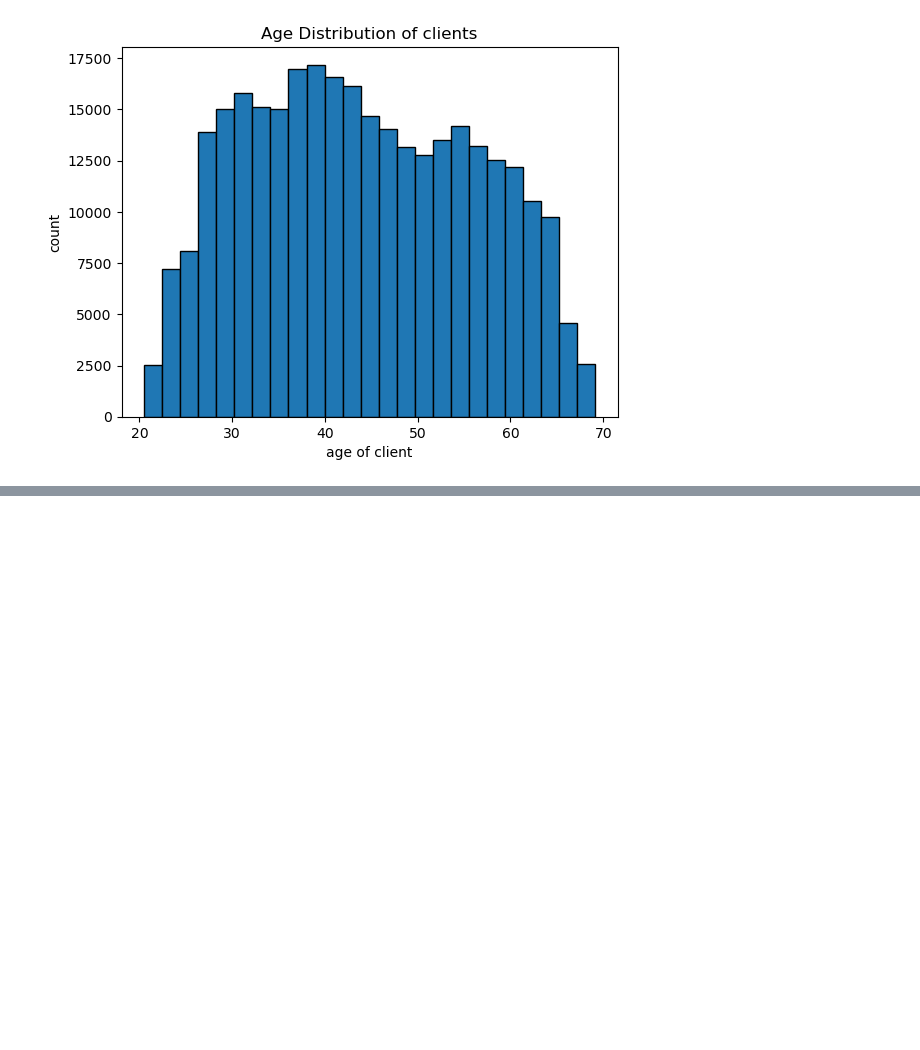
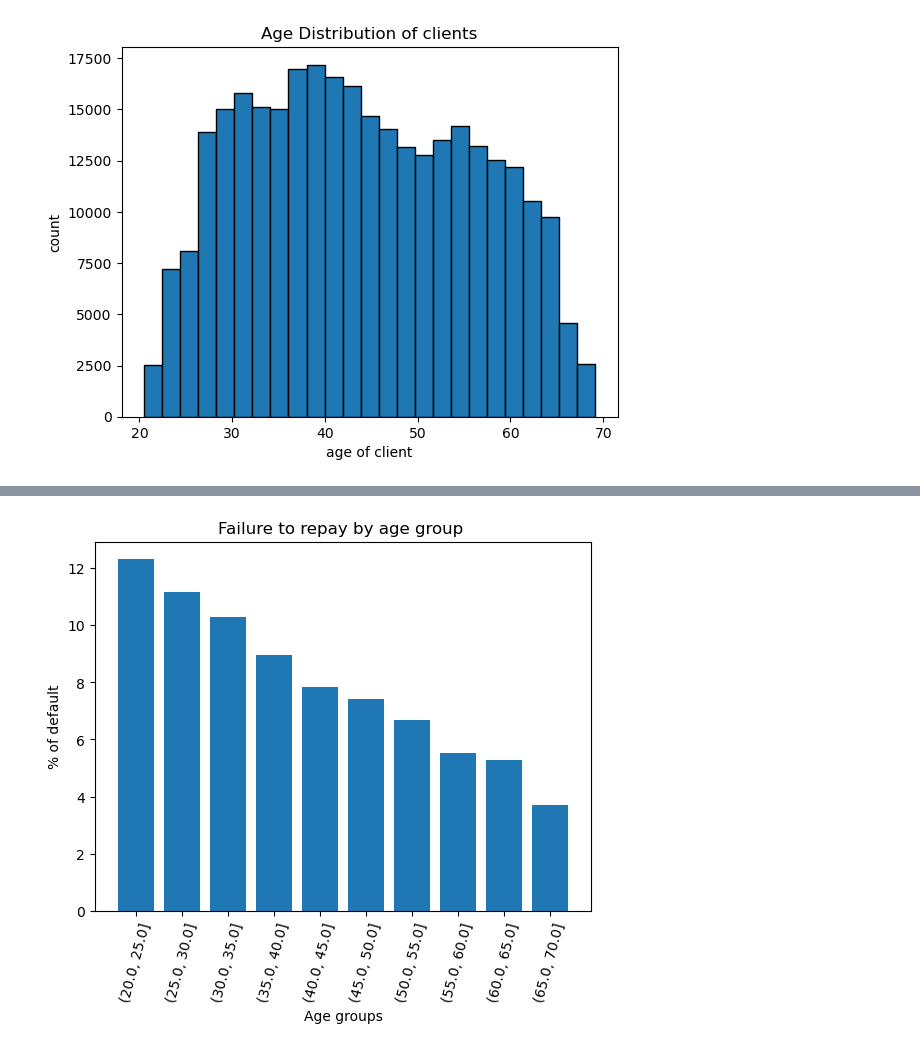
Before and after one commit to yuvraj619/Home_Credit_Default_Risk, a Jupyter notebook: home_credit_default_risk.ipynb, the cells around one changed output, grey strips where cells are left out. Saved outputs shown, nothing was run; the diff lists cells and outputs as text; code cells hidden in the pictures; blank space fills up the shorter version.

```diff
--- a/home_credit_default_risk.ipynb
+++ b/home_credit_default_risk.ipynb
@@ -360,0 +375,4 @@ plt.show()
+# %%
+age_data=pd.DataFrame(df[['TARGET','DAYS_BIRTH']])
+age_data['YEARS_BIRTH']=df['DAYS_BIRTH']/365
+age_data.head()
@@ -360,0 +386,2 @@ plt.show()
+# %%
+age_data['YEARS_BINNED']=pd.cut(age_data['YEARS_BIRTH'],bins=np.linspace(20,70,11))
@@ -360,0 +397,3 @@ plt.show()
+# %%
+age_grouped_data=age_data.groupby('YEARS_BINNED').mean()
+age_grouped_data.head()
@@ -360,0 +408,9 @@ plt.show()
+# %%
+plt.bar(age_grouped_data.index.astype(str),age_grouped_data['TARGET']*100)
+plt.xlabel('Age groups')
+plt.ylabel('% of default')
+plt.title('Failure to repay by age group ')
+plt.xticks(rotation=75)
+plt.show()
+# %% [output]
+[figure, added]
```
Also changed, not shown: parts of 7 cells of this notebook.
